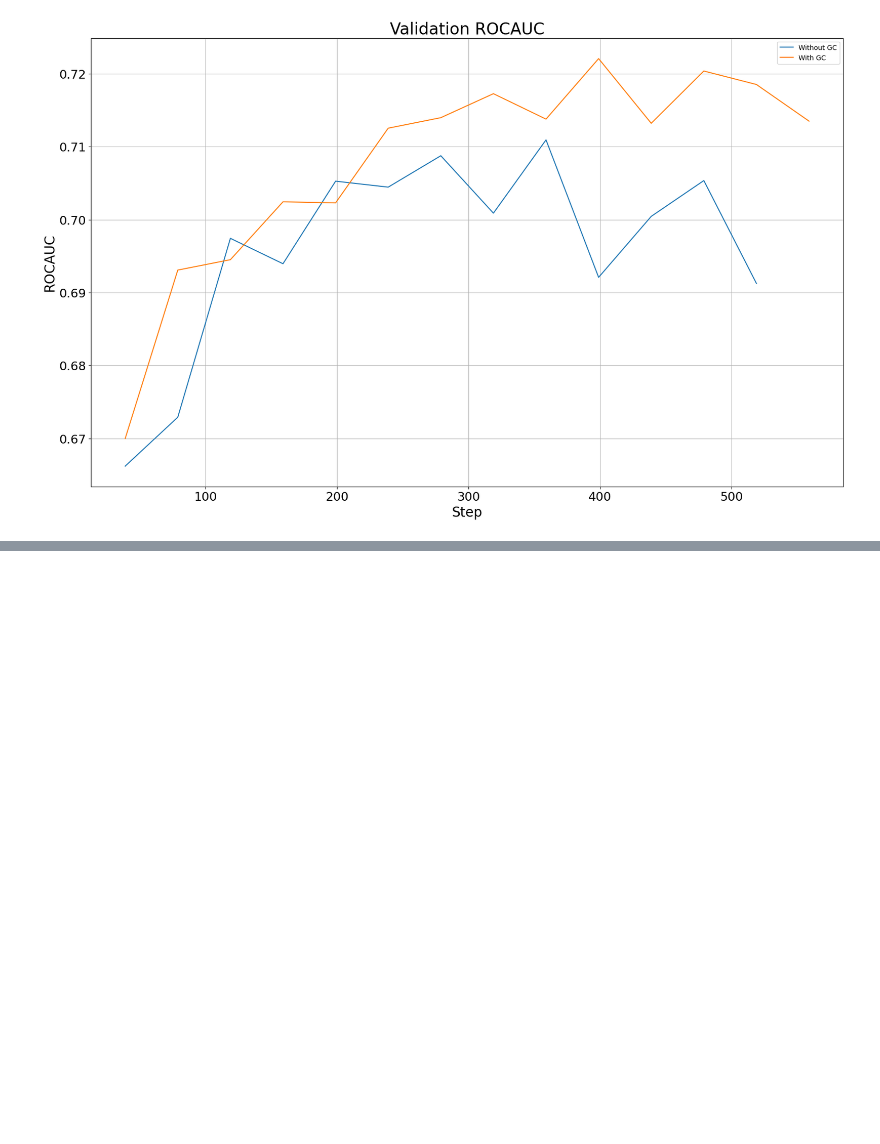
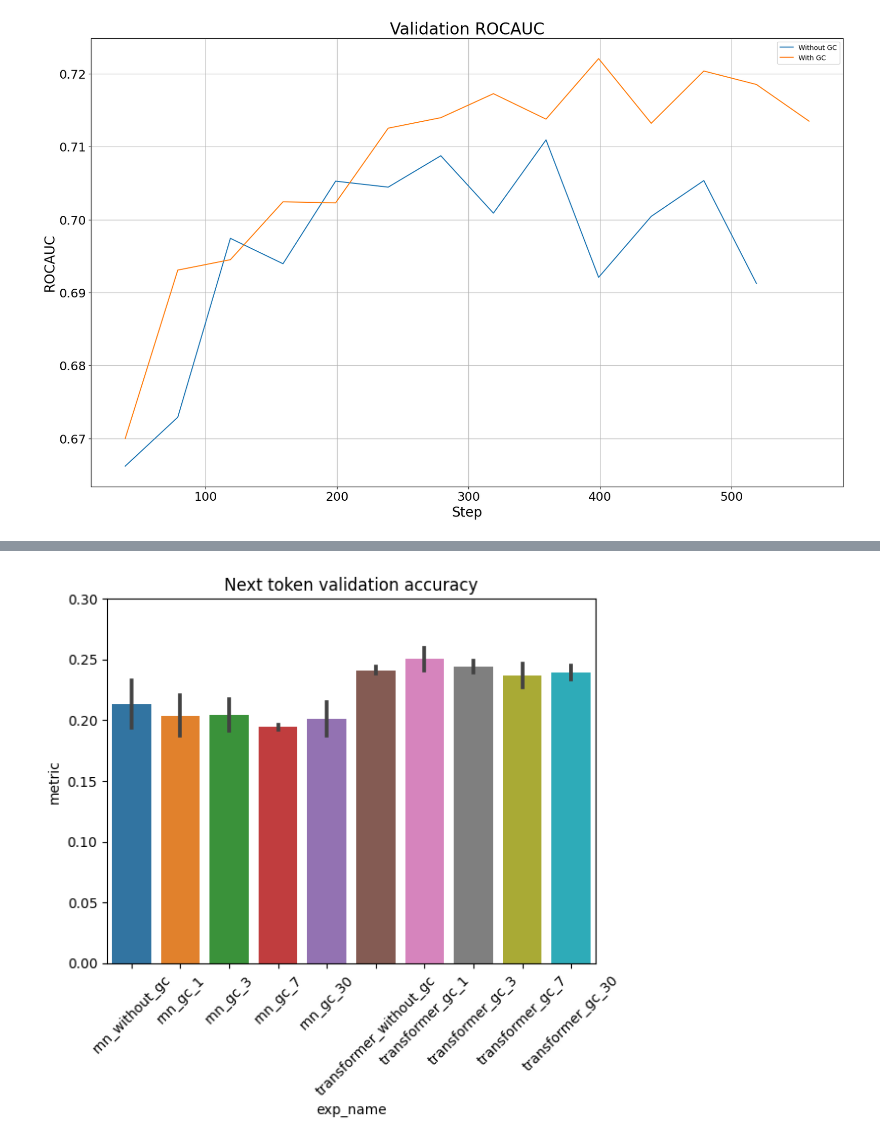
Before and after one commit to nokiroki/NLP-Transactions, a Jupyter notebook: notebooks/experiments_visualization.ipynb, the cells around one changed output, grey strips where cells are left out. Cells and saved outputs as stored; diff of their text form; code cells hidden in the pictures; blank space fills up the shorter version.

```diff
--- a/notebooks/experiments_visualization.ipynb
+++ b/notebooks/experiments_visualization.ipynb
@@ -79,0 +100,7 @@ plt.show()
+# %%
+all_experiments = api.get('nokiroki1', 'nlp-transactions-next-token')
+group_metrics = group_by_metrics(all_experiments, metric_name='test_accuracy')
+df_metrics =  get_dataframe(group_metrics)
+visualize_metrics(df_metrics, exp_name='Next token validation accuracy', y_max=0.3)
+# %% [output]
+[figure, added]
```
Also changed, not shown: parts of 8 cells of this notebook, 3 other files.
